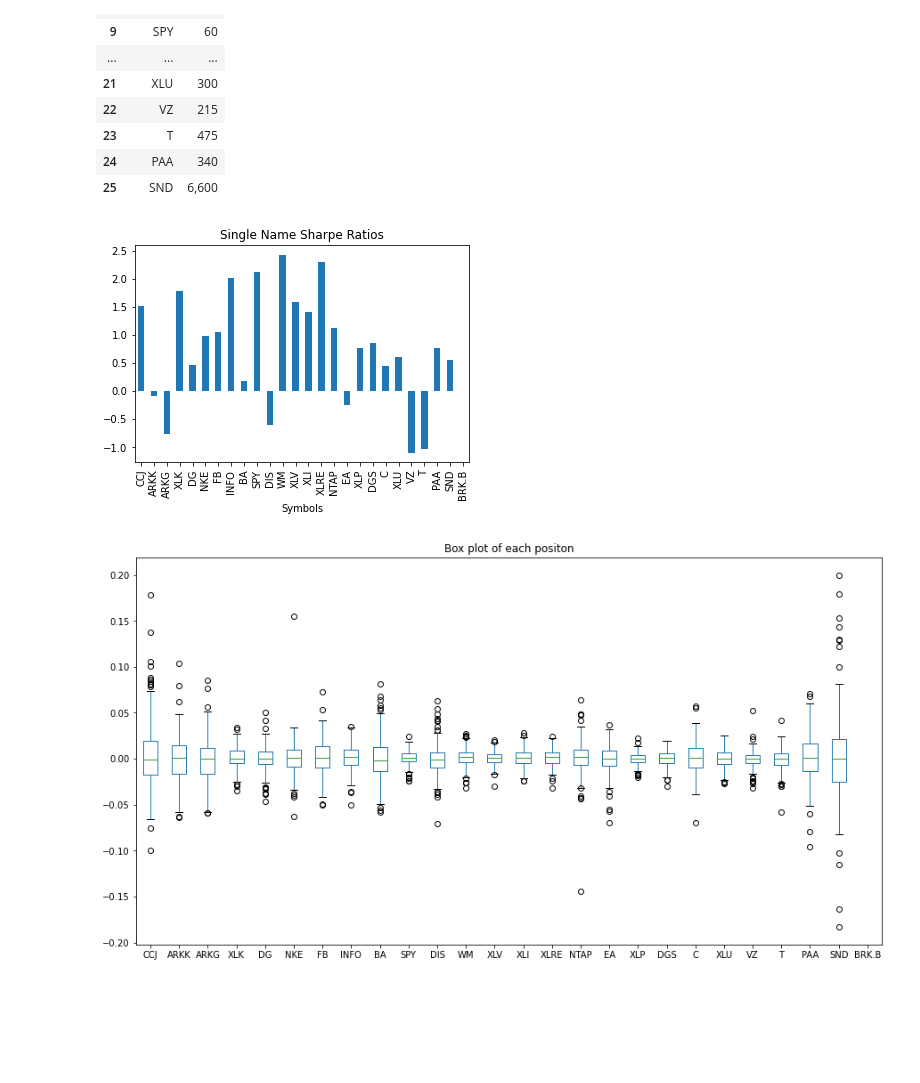
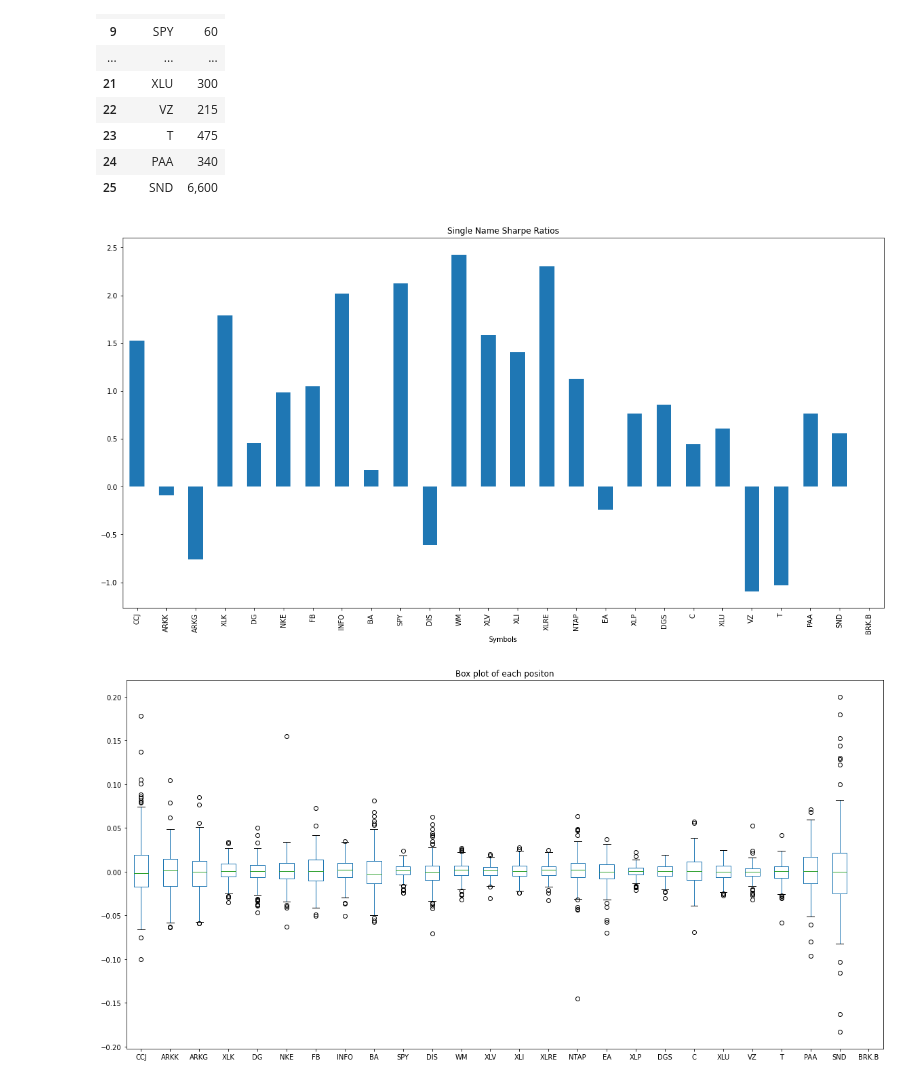
Before and after one commit to webclinic017/shf_portfolio, a Jupyter notebook: shf_portfolio.ipynb, the cells around one changed output. Saved outputs shown, nothing was run; the diff lists cells and outputs as text; code cells hidden in the pictures; blank space fills up the shorter version.

```diff
--- a/shf_portfolio.ipynb
+++ b/shf_portfolio.ipynb
@@ -149,16 +176,16 @@ ticker_position.head(30)
 # %%
 #sharpe ratios
 average_annual_return = daily_percent_change.mean()*252
 annualized_std_deviaton = daily_percent_change.std()*252**(1/2)
 sharpe_ratios= average_annual_return/annualized_std_deviaton
 
-sharpe_ratios.plot.bar(title = 'Single Name Sharpe Ratios');
+sharpe_ratios.plot.bar(figsize=(20,10),title = 'Single Name Sharpe Ratios');
 # %% [output]
-[figure, old version]
+[figure, new version]
 # %%
-daily_percent_change.plot.box(figsize = (15,8), title = 'Box plot of each positon');
+daily_percent_change.plot.box(figsize = (20,10), title = 'Box plot of each positon');
 # %% [output]
-[figure, old version]
+[figure, new version]
 # %%
 cumulative_returns = (1+daily_percent_change).cumprod()-1
 cumulative_returns.hvplot.line(figsize= (20,10), title='YTD Cumulative Returns')
```
Also changed, not shown: parts of 3 cells of this notebook.
